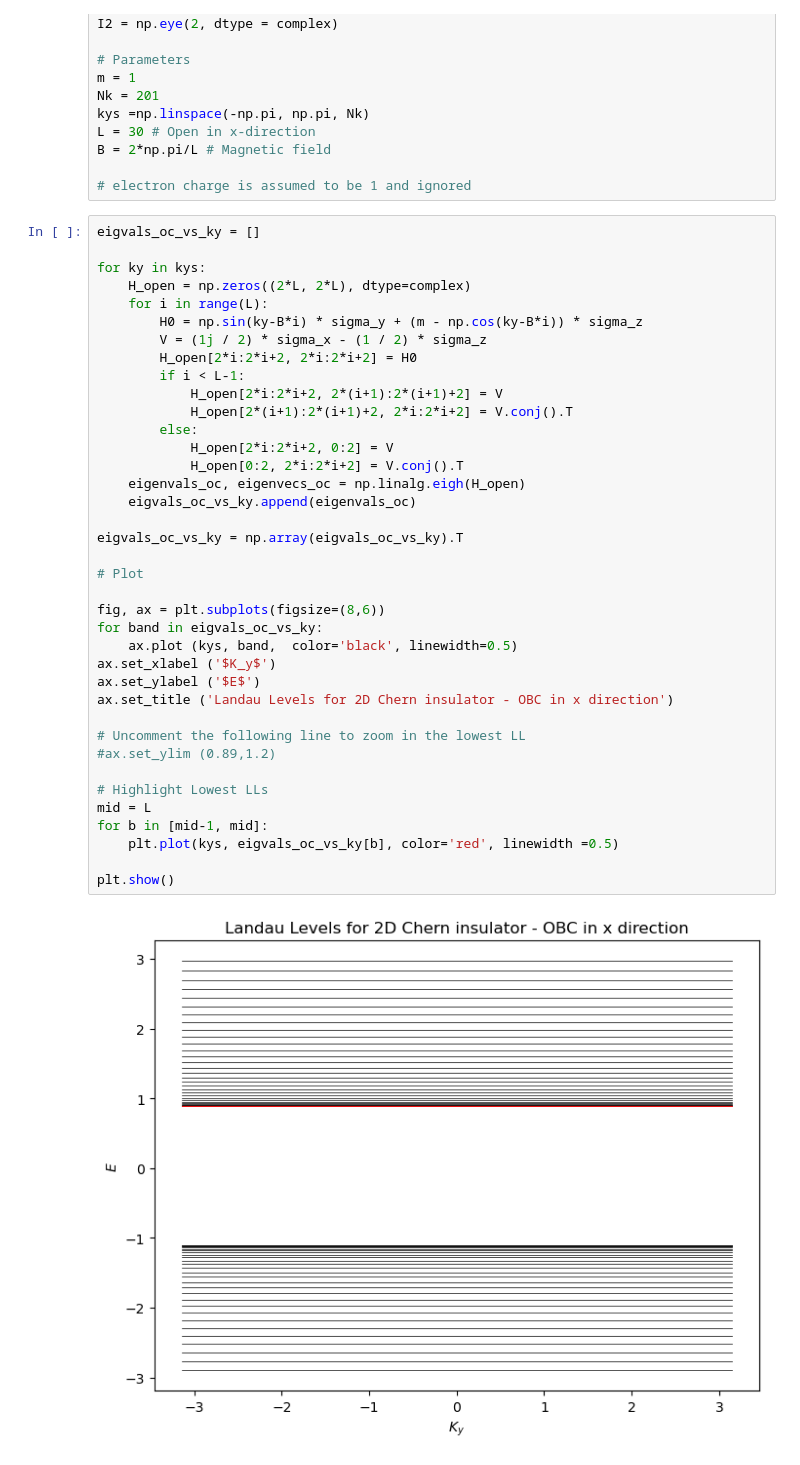
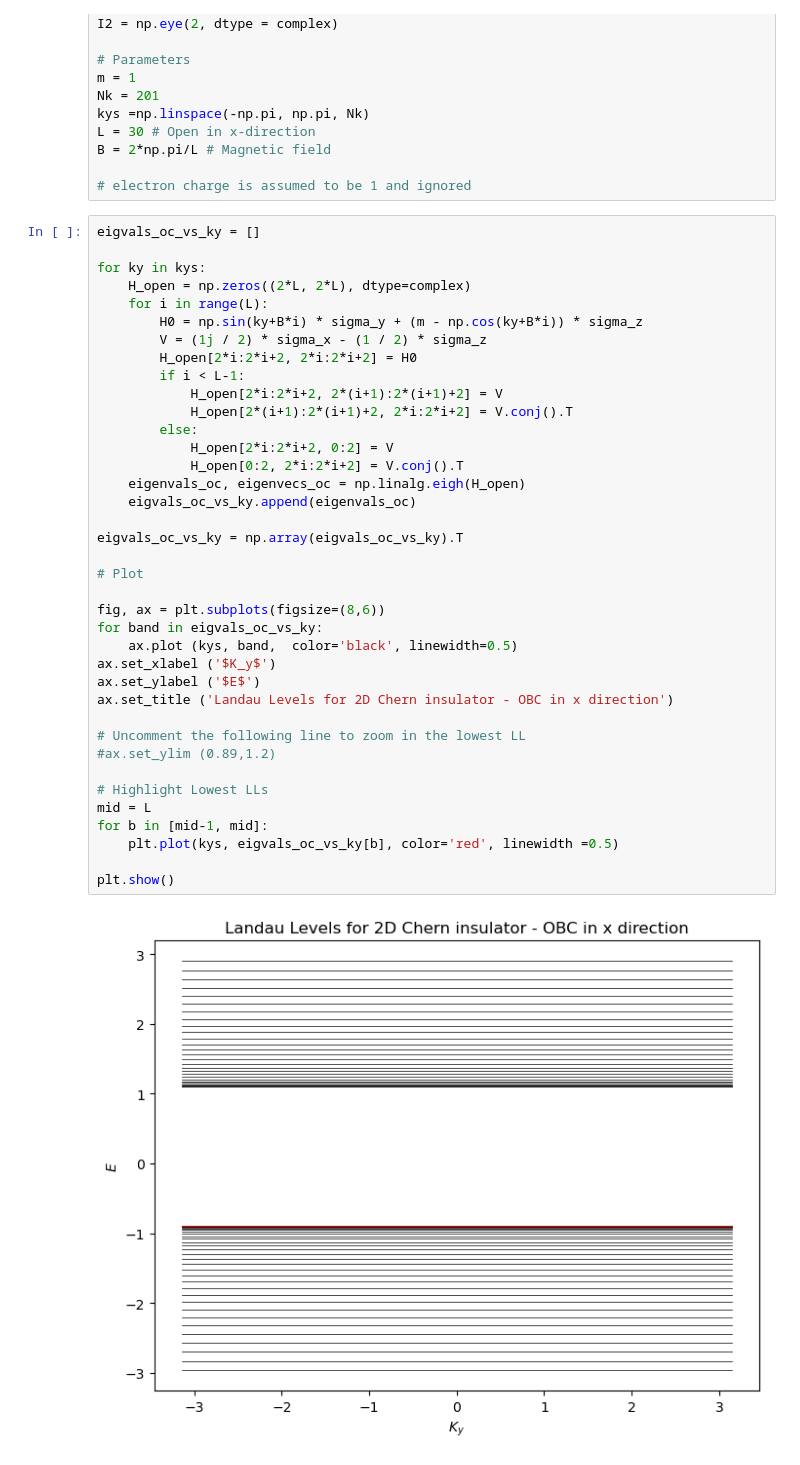
Before and after one commit to gehadibany/topological-phases-simulations, a Jupyter notebook: 2D_chern_insulator/landau_levels.ipynb, the cells around one changed output. Drawn from its saved outputs; the diff is of its cells as text.

```diff
--- a/2D_chern_insulator/landau_levels.ipynb
+++ b/2D_chern_insulator/landau_levels.ipynb
@@ -22,37 +22,37 @@ eigvals_oc_vs_ky = []
 for ky in kys:
     H_open = np.zeros((2*L, 2*L), dtype=complex)
     for i in range(L):
-        H0 = np.sin(ky-B*i) * sigma_y + (m - np.cos(ky-B*i)) * sigma_z
+        H0 = np.sin(ky+B*i) * sigma_y + (m - np.cos(ky+B*i)) * sigma_z
         V = (1j / 2) * sigma_x - (1 / 2) * sigma_z
         H_open[2*i:2*i+2, 2*i:2*i+2] = H0
         if i < L-1:
             H_open[2*i:2*i+2, 2*(i+1):2*(i+1)+2] = V
             H_open[2*(i+1):2*(i+1)+2, 2*i:2*i+2] = V.conj().T
         else:
             H_open[2*i:2*i+2, 0:2] = V
             H_open[0:2, 2*i:2*i+2] = V.conj().T
     eigenvals_oc, eigenvecs_oc = np.linalg.eigh(H_open)
     eigvals_oc_vs_ky.append(eigenvals_oc)
 
 eigvals_oc_vs_ky = np.array(eigvals_oc_vs_ky).T
 
 # Plot
 
 fig, ax = plt.subplots(figsize=(8,6))
 for band in eigvals_oc_vs_ky:
     ax.plot (kys, band,  color='black', linewidth=0.5)
 ax.set_xlabel ('$K_y$')
 ax.set_ylabel ('$E$')
 ax.set_title ('Landau Levels for 2D Chern insulator - OBC in x direction')
 
 # Uncomment the following line to zoom in the lowest LL
 #ax.set_ylim (0.89,1.2)
 
 # Highlight Lowest LLs
 mid = L
 for b in [mid-1, mid]:
     plt.plot(kys, eigvals_oc_vs_ky[b], color='red', linewidth =0.5)
 
 plt.show()
 # %% [output]
-[figure, old version]
+[figure, new version]
```
Also changed, not shown: 10 other files.
